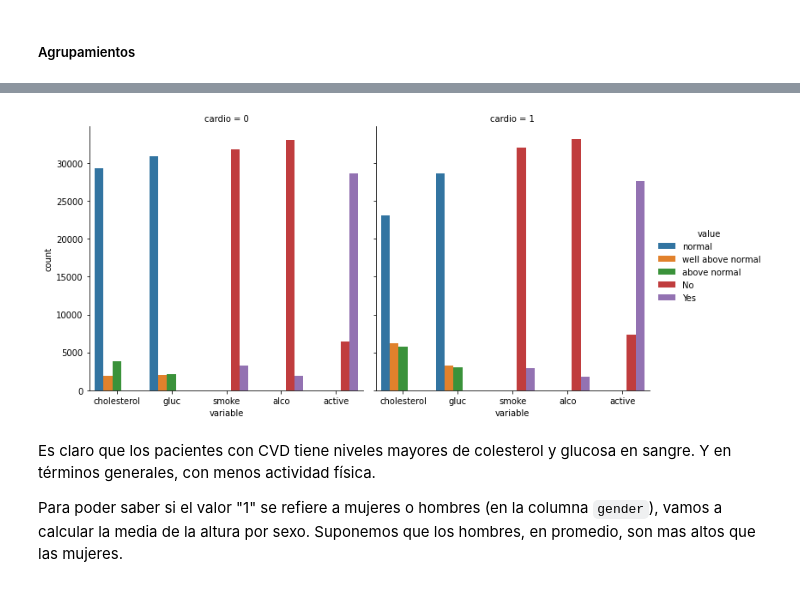
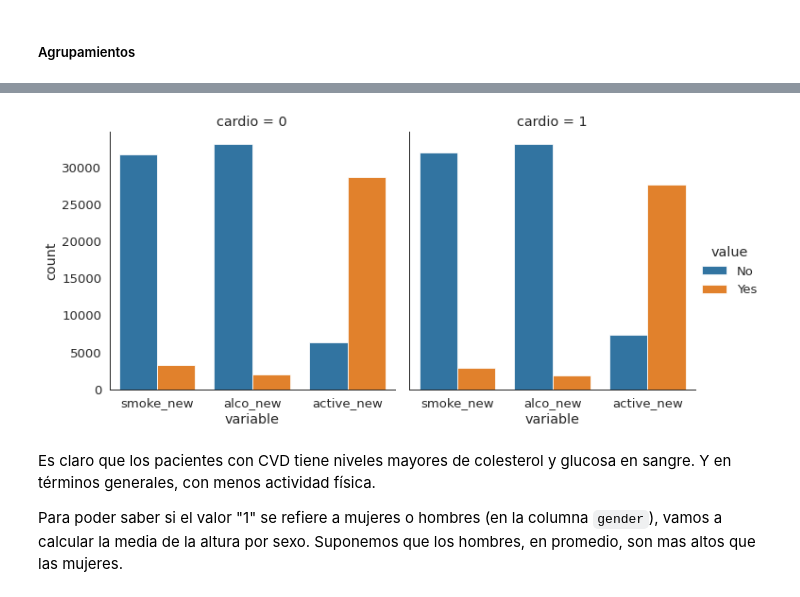
Before and after one commit to matog/iSalud-IntroCienciaDeDatos, a Jupyter notebook: Clase2 - Enfermedades cardiovasculares.ipynb, the cells around one changed output, grey strips where cells are left out. Saved outputs shown, nothing was run; the diff lists cells and outputs as text; code cells hidden in the pictures.

```diff
--- a/Clase2 - Enfermedades cardiovasculares.ipynb
+++ b/Clase2 - Enfermedades cardiovasculares.ipynb
@@ -231 +205,10 @@ def replace_dict(cols,dict):
+# %%
+# primero definimos las nuevas columnas
+
+df['cholesterol_new'] = df['cholesterol']
+df['gluc_new'] = df['gluc']
+df['smoke_new'] = df['smoke']
+df['alco_new'] = df['alco']
+df['active_new'] = df['active']
+df['cardio_new'] = df['cardio']
 # %%
@@ -256,9 +241,7 @@ Index(['id', 'age', 'gender', 'height', 'weight', 'ap_hi', 'ap_lo',
       dtype='object')
 # %%
-from matplotlib import rcParams
-rcParams['figure.figsize'] = 21, 8
+plt.figure(figsize=(18,5))
 
-
-df['years'] = (df['age'] / 365).round().astype('int')
-sns.countplot(x='years', hue='cardio', data=df, palette="Set2")
+df['age_year'] = df['age_year'].astype('int') # convertimos a int para evitar el .0 de la edad en el gráfico
+sns.countplot(x='age_year', hue='cardio', data=df, palette="Set2")
 # %% [output]
@@ -336,7 +285,18 @@ df.tail()
 # %%
+# Agrupamientos en bins o 'porotos' de la columna
+
 porotos = [-np.inf, 100,130,150, 180, np.inf]
-etiquetas = ['De 0-100','De 100-130', 'De 130-150','De 150-180','más de 180'] # Las etiquetas tienen que ser una menos que los bins
-df['range height'] = pd.cut(df['height'], labels = etiquetas, bins = porotos, include_lowest=True)
+
+# Las etiquetas tienen que ser una menos que los bins
+etiquetas = ['0-100','100-130', '130-150','150-180','más de 180']
+
+#Generamos range height, que tiene las labels de los grupos para cada observación
+df['range height'] = pd.cut(df['height'],
+                            labels = etiquetas,
+                            bins = porotos,
+                            include_lowest=True)
+
+# No generamos un nuevo dataframe, sólo mostramos lo que podemos hacer con groupby y los bins
 df.groupby(['range height','gender','active'])['height'].count().reset_index()
 # %% [output]
 |  | range height | gender | active | height |
@@ -347,9 +351,14 @@ Es útil mostrar las variables categóricas según el valor de la _clase objetiv
 # %%
-df_long = pd.melt(df, id_vars=['cardio'], value_vars=['cholesterol','gluc', 'smoke', 'alco', 'active'])
-sns.catplot(x="variable", hue="value", col="cardio",
-                data=df_long, kind="count");
+df_long = pd.melt(df, id_vars=['cardio'],
+                  value_vars=['smoke_new', 'alco_new', 'active_new'])
+
+sns.catplot(x='variable',
+            hue="value",
+            col="cardio",
+            data=df_long,
+            kind="count");
 # %% [output]
-[figure, old version]
+[figure, new version]
 # %% [markdown]
 Es claro que los pacientes con CVD tiene niveles mayores de colesterol y glucosa en sangre. Y en términos generales, con menos actividad física.
 
```
Also changed, not shown: parts of 55 cells of this notebook, 3 other files.
